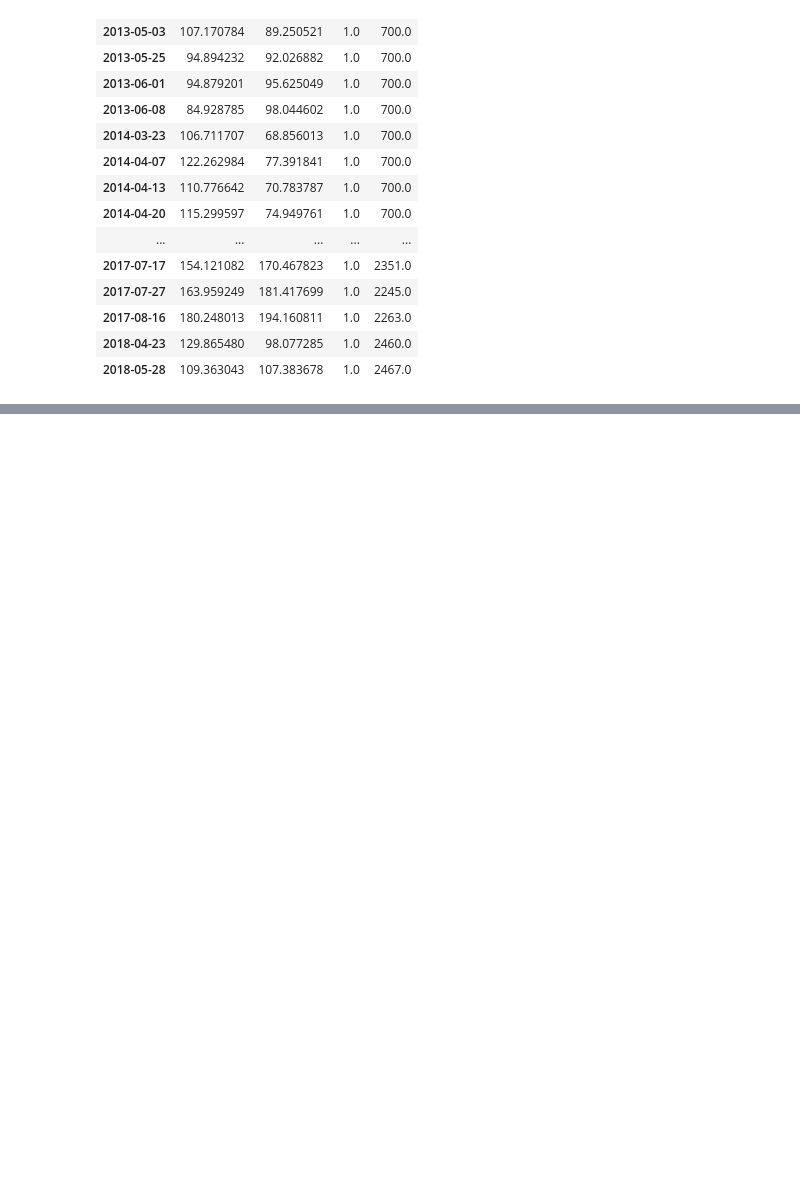
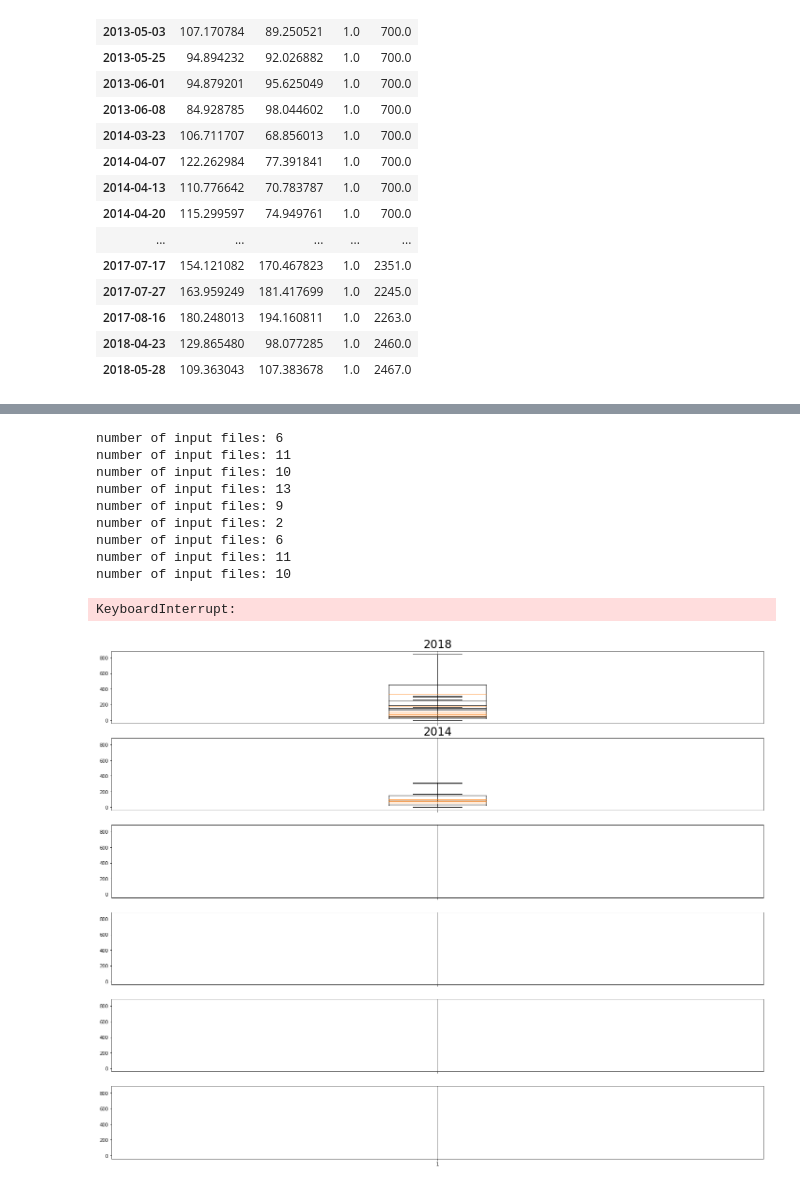
Before and after one commit to meganmason/jlabs, a Jupyter notebook: 3m_analysis/3m_analysis.ipynb, the cells around one changed output, grey strips where cells are left out. Saved outputs shown, nothing was run; the diff lists cells and outputs as text; code cells hidden in the pictures; blank space fills up the shorter version.

Commit message:
added plot_template, previous pre-laybor day changes too..?

```diff
--- a/3m_analysis/3m_analysis.ipynb
+++ b/3m_analysis/3m_analysis.ipynb
@@ -299,14 +282,14 @@ plt.show()
 #multiple plots
 
 fDate_list=[]
-fig,ax = plt.subplots(6, 1, sharex=True, sharey=True, figsize=(25,20))
-ax = plt.gca()
+fig,axes = plt.subplots(6, 1, sharex=True, sharey=True, figsize=(25,20))
+# ax = plt.gca()
 
 
-years = list(range(2013,2015)) # 2013-2018
+years = list(range(2013,2019)) # 2013-2018
 
 
-for axs in ax.flat:
+for axs in axes.flat:
     for year in sorted(years):
         flist = []
         flist_yr = glob.glob(base_path + depth_3m_path.format(year))
@@ -314,46 +297,45 @@ for axs in ax.flat:
         print('number of input files:', len(flist))
 
 
 
         for i,f in enumerate(sorted(flist)): #[:3]):
             fDate = flight_date(f) #class datetime.date type
             fDate_list.append(fDate.strftime('%m-%d'))
         #     print('fDate is:', fDate, 'type is:', type(fDate))
             d = io.imread(f)
             v = values_flat(d, zeros=False, mask_array = mask, mask_value=np.max(mask)) #zeros=False is default...
         #     print(fDate.strftime('%Y'))#%m%d'))
             axs.boxplot(v, sym='', positions=[i])#, labels=[fDate.strftime('%Y%m%d')])
 
         axs.set_xlim((-.5,len(flist))) #doesn't cut off left side, and is as long as # of files
         axs.set_xticks(range(i+1))
         axs.set_xticklabels(fDate_list, fontsize = fs_axes)
         # axs.set_xticklabels(fDate_list)
         axs.set_title(fDate.strftime('%Y'), fontsize=fs_titles)
 
         for ax in fig.get_axes():
 
             ax.grid(which='major')
         #     ax.minorticks_on()
         #     ax.grid(which='minor', ls='--')
             ax.grid(which='major', axis='x', ls='-', lw=1.5, c='darkGrey')
 
 # plt.savefig('/home/meganmason/Documents/projects/thesis/figures/working/boxplot_{}.png'.format(fDate.strftime('%Y')), dpi=300)
 plt.show()
 
 #~~~~~~~~~~~~~~~~~~~~~~~~~~~~~~~~~~~~~~~~~~~~~~~~~~~~~~~~~~~~
-z=0
-
-# plt.figure(figsize = (50, 20))
-fig,axs=plt.subplots(2,3,figsize = (10, 5))
-
-
-for ax in axs.flat:
-    arr=np.random.rand(10, 10)
-    im = ax.imshow(arr, cmap = 'Blues', vmax=.6)
-
-    ax.set_title('{}'.format(yrs[z]))
-
-    z+=1
+# %% [output]
+number of input files: 6
+number of input files: 11
+number of input files: 10
+number of input files: 13
+number of input files: 9
+number of input files: 2
+number of input files: 6
+number of input files: 11
+number of input files: 10
+KeyboardInterrupt:
+[figure, added]
 # %%
 print(fDate_list)
 # %%
```
Also changed, not shown: parts of 3 cells of this notebook, 2 other files.
